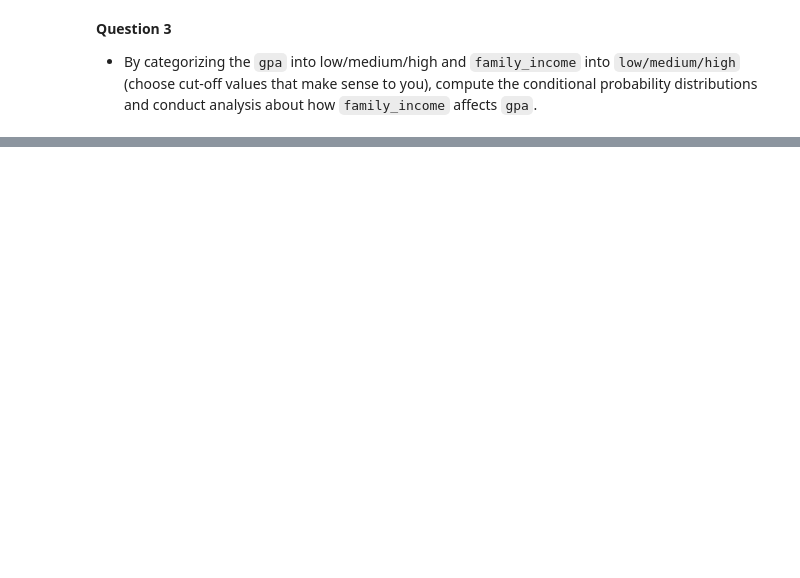
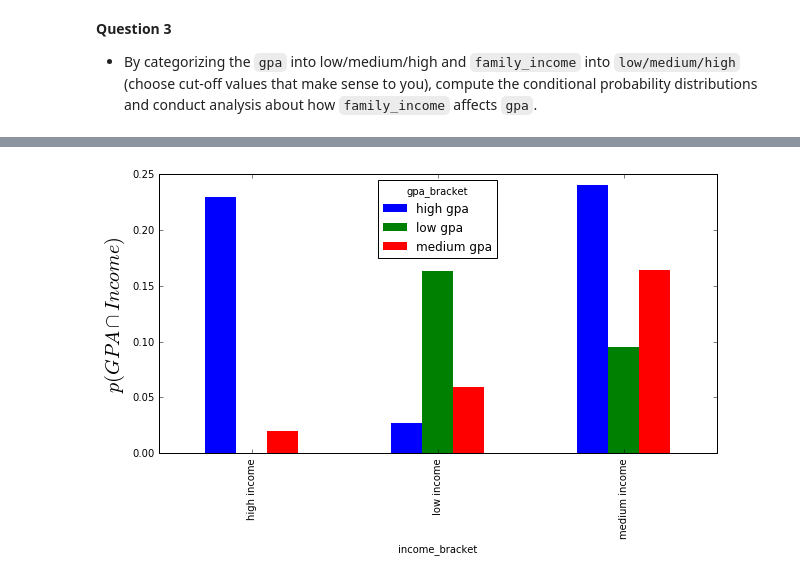
Before and after one commit to vsquared10/DSCI6002-student, a Jupyter notebook: week3/3-4_Joint/DSCI6002-3.4-Lab-Copy1.ipynb, the cells around one changed output, grey strips where cells are left out. Drawn from its saved outputs; the diff is of its cells as text; code cells hidden in the pictures; blank space fills up the shorter version.

```diff
--- a/week3/3-4_Joint/DSCI6002-3.4-Lab-Copy1.ipynb
+++ b/week3/3-4_Joint/DSCI6002-3.4-Lab-Copy1.ipynb
@@ -309,3 +339,6 @@ We can conclude:
    - Implement a function to calculate covariance (does not need to be in matrix form)
    - Implement a function to calcualte correlation (does not need to be in matrix form)
    - Identify the variable that is the most correlated with `gpa`
+# %%
+admissions = pd.read_csv('https://s3-us-west-2.amazonaws.com/dsci/6002/data/admissions.csv',
+                         index_col=0).reset_index()
@@ -317,0 +484,19 @@ We can conclude:
+# %%
+"""Logic for deciding whether a student is low, middle, or high GPA.
+
+Student is low-gpa if gpa is less than the 25th percentile.
+Student is medium-gpa if gpa is between the 25th and 75th percentiles.
+Student is high-gpa if gpa is above the 75th percentile."""
+
+def gpa_bracket(data):
+    if data['gpa'] <= admissions.gpa.describe()[4]:
+        return 'low gpa'
+    elif data['gpa'] > admissions.gpa.describe()[4] and data['gpa'] <= admissions.gpa.describe()[5]:
+        return 'medium gpa'
+    else:
+        return 'high gpa'
+# %%
+"""Applies the gpa_bracket and income_bracket functions to each row in the dataset, effectively assigning low, medium,
+or high to our new columns. This function is slow and takes a while, so please be patient."""
+admissions['gpa_bracket'] = admissions.apply(gpa_bracket, axis=1)
+admissions['income_bracket'] = admissions.apply(income_bracket,axis=1)
@@ -317,0 +513,10 @@ We can conclude:
+# %%
+
+"""Use pd.crosstab to create a joint probability table of income and gpa brackets."""
+n = len(admissions)
+
+#Divides the count of each intersection by the total number of observations in the dataset.
+admissions_crstb = pd.crosstab(admissions.income_bracket,admissions.gpa_bracket).apply(lambda x: x/n, axis=1)
+
+print("Joint Probabilities")
+admissions_crstb
@@ -317,0 +530,7 @@ We can conclude:
+# %%
+"""Plot the joint probabilities."""
+
+admissions_crstb.plot(kind='bar', edgecolor='None', figsize=(10, 5))
+ylabel('$p(GPA \cap Income)$', fontsize=20);
+# %% [output]
+[figure, added]
```
Also changed, not shown: parts of 25 cells of this notebook, 7 other files.
